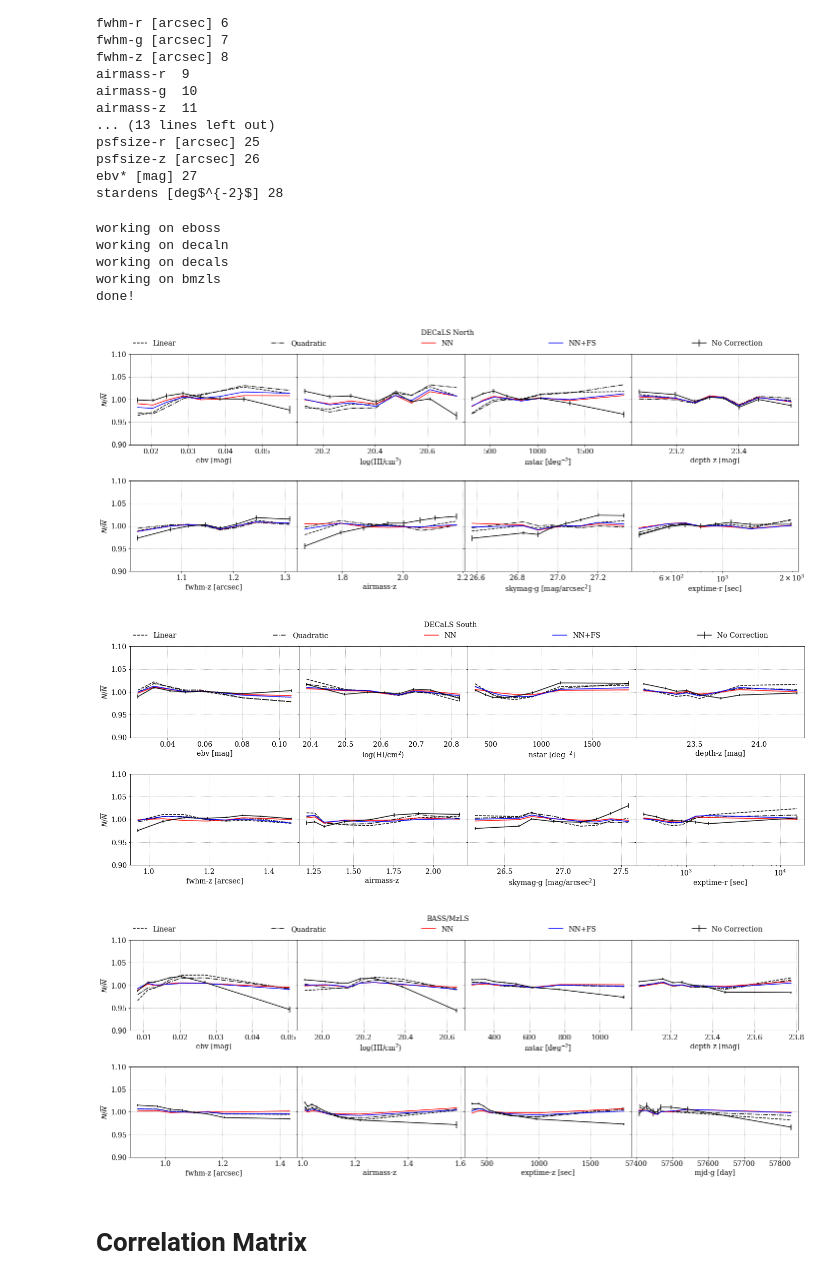
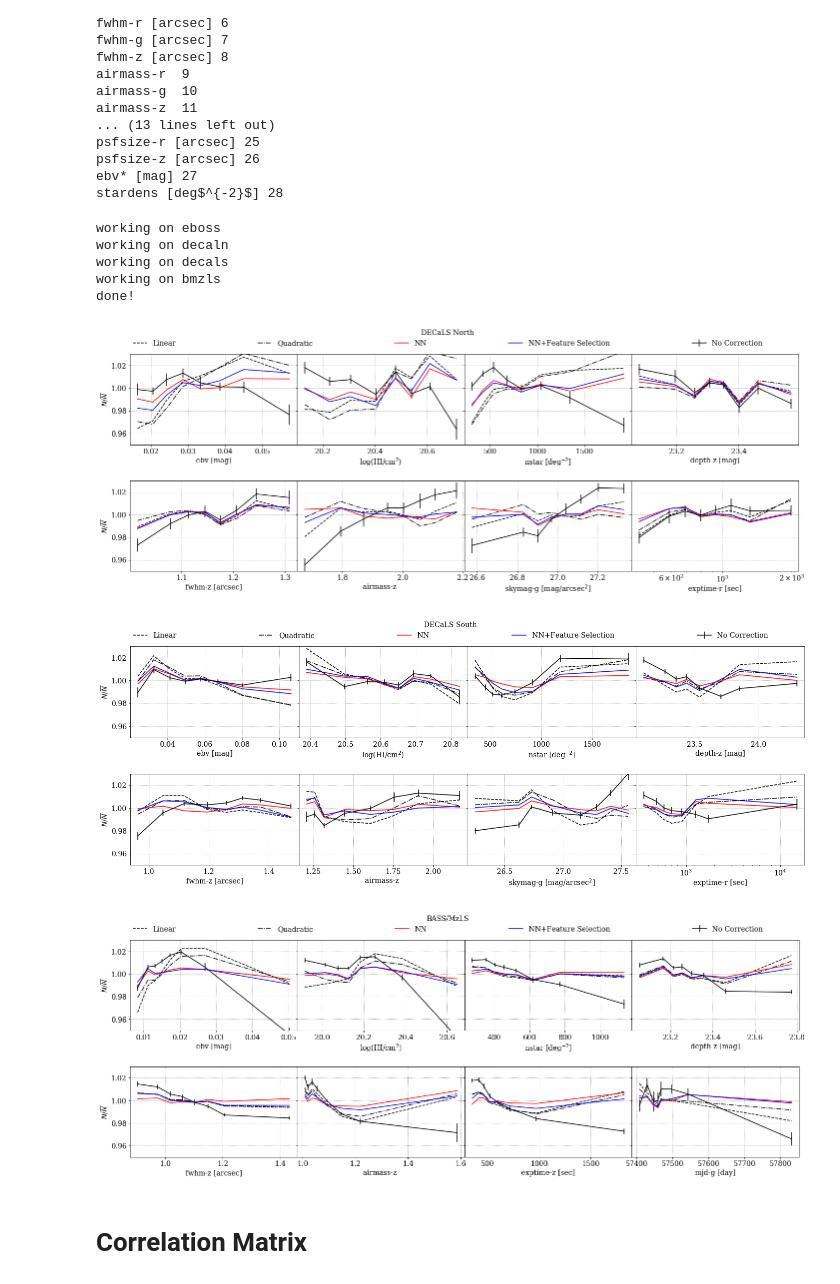
Before and after one commit to mehdirezaie/desisv, a Jupyter notebook: MeanDensity.ipynb, the cells around one changed output. Cells and saved outputs as stored; diff of their text form; code cells hidden in the pictures.

```diff
--- a/MeanDensity.ipynb
+++ b/MeanDensity.ipynb
@@ -67,7 +65,7 @@ labels = {'uni':'No Correction',
           'lin':'Linear',
           'quad':'Quadratic',
           'nn':'NN',
-          'nn-ab':'NN+FS'}
+          'nn-ab':'NN+Feature Selection'}
 
 regions_dic = {'decaln':'DECaLS North',
               'decals':'DECaLS South',
@@ -122,42 +120,42 @@ for i, sur in enumerate(surveys):
             # add x-axes labels
             for m, ix in enumerate(systematics[reg]):
 
-                ax[m].set_ylim(0.9, 1.1)
+                ax[m].set_ylim(0.95, 1.03)
                 ax[m].set_xlabel(columns[ix])
                 ax[m].grid(True, ls=':', color='grey')
                 ax[m].locator_params(tight=True, nbins=5)
 
                 if ix in [15]: # make exptime-r log-scale
                     ax[m].set_xscale('log')
 
                 if m%4==0:ax[m].set_ylabel(r'$N/\overline{N}$')
 
             # legend
             #title = ' '.join([sur, reg, temp])
             #title = title.upper()
             title = ' '.join([regions_dic[reg]])
 
             ax[0].legend(ncol=5,frameon=False,
                         bbox_to_anchor=(0, 1.05, 3.8, 0.4), loc="lower left",
                         mode="expand", borderaxespad=0,
                         title=title)
 
             #fig.delaxes(ax[-1])
             pdf.savefig((pdf_i+1), bbox_inches='tight')
             pdf_i += 1
 
 pdf.close()
 print('done!')
 plt.show()
 # %% [output]
 working on eboss
 working on decaln
 working on decals
 working on bmzls
 done!
-[figure, old version]
+[figure, new version]
-[figure, old version]
+[figure, new version]
-[figure, old version]
+[figure, new version]
 # %% [markdown]
 # Correlation Matrix
 # %%
```
Also changed, not shown: parts of 1 cell of this notebook.
